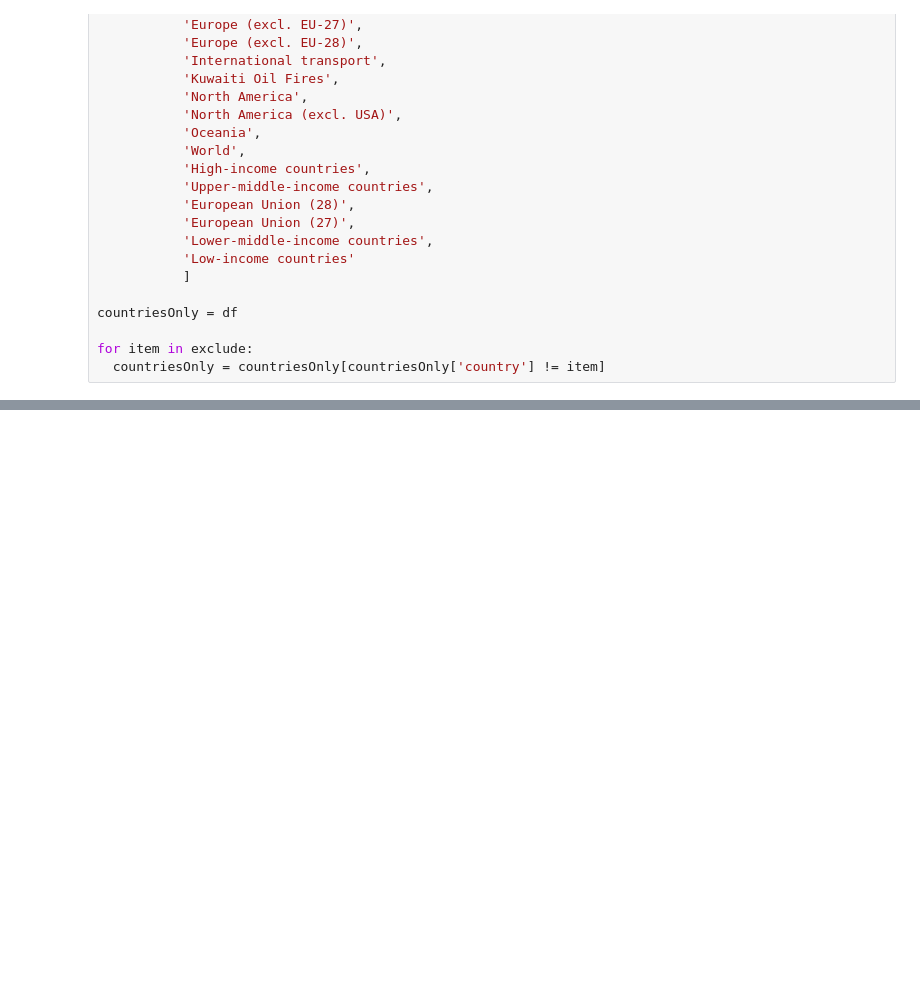
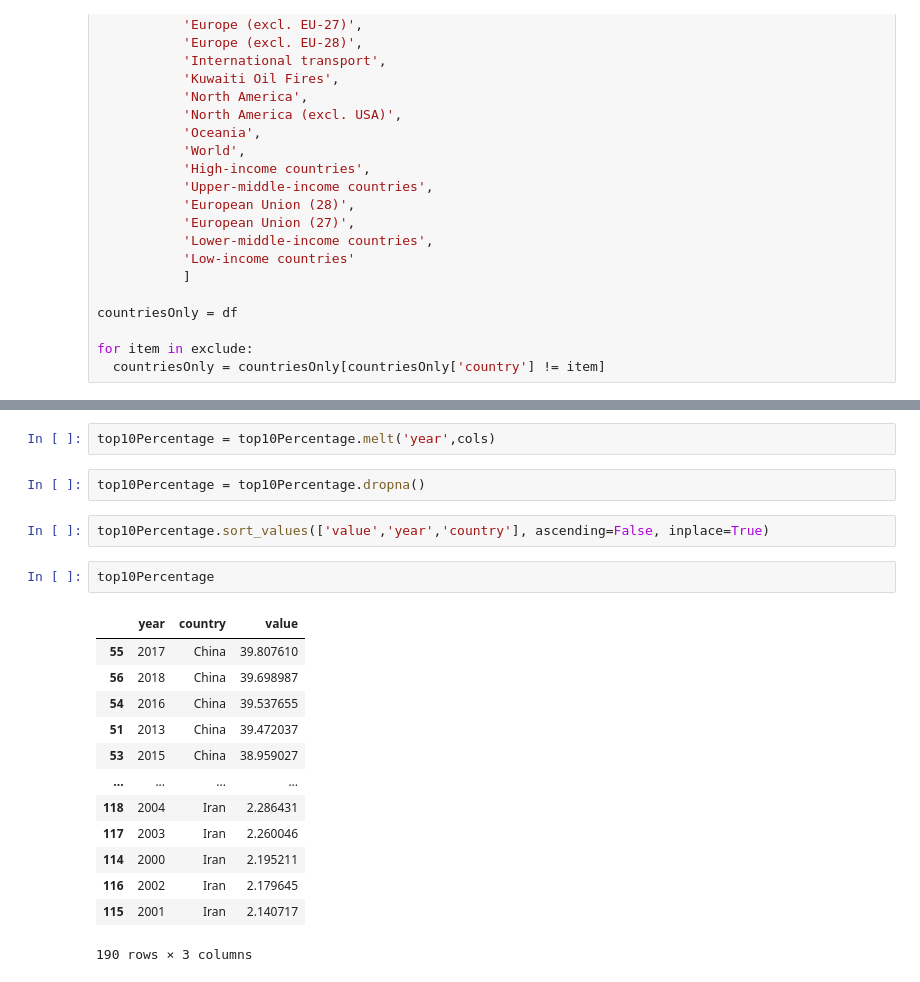
Before and after one commit to jimbojamborine/Projects, a Jupyter notebook: Global_Warming_Analysis.ipynb, the cells around one changed output, grey strips where cells are left out. Cells and saved outputs as stored; diff of their text form; blank space fills up the shorter version.

```diff
--- a/Global_Warming_Analysis.ipynb
+++ b/Global_Warming_Analysis.ipynb
@@ -181,0 +301,22 @@ fig.show()
+# %%
+top10Percentage = top10Percentage.melt('year',cols)
+# %%
+top10Percentage = top10Percentage.dropna()
+# %%
+top10Percentage.sort_values(['value','year','country'], ascending=False, inplace=True)
+# %%
+top10Percentage
+# %% [output]
+|  | year | country | value |
+| 55 | 2017 | China | 39.807610 |
+| 56 | 2018 | China | 39.698987 |
+| 54 | 2016 | China | 39.537655 |
+| 51 | 2013 | China | 39.472037 |
+| 53 | 2015 | China | 38.959027 |
+| ... | ... | ... | ... |
+| 118 | 2004 | Iran | 2.286431 |
+| 117 | 2003 | Iran | 2.260046 |
+| 114 | 2000 | Iran | 2.195211 |
+| 116 | 2002 | Iran | 2.179645 |
+| 115 | 2001 | Iran | 2.140717 |
+190 rows × 3 columns
```
Also changed, not shown: parts of 21 cells of this notebook.
